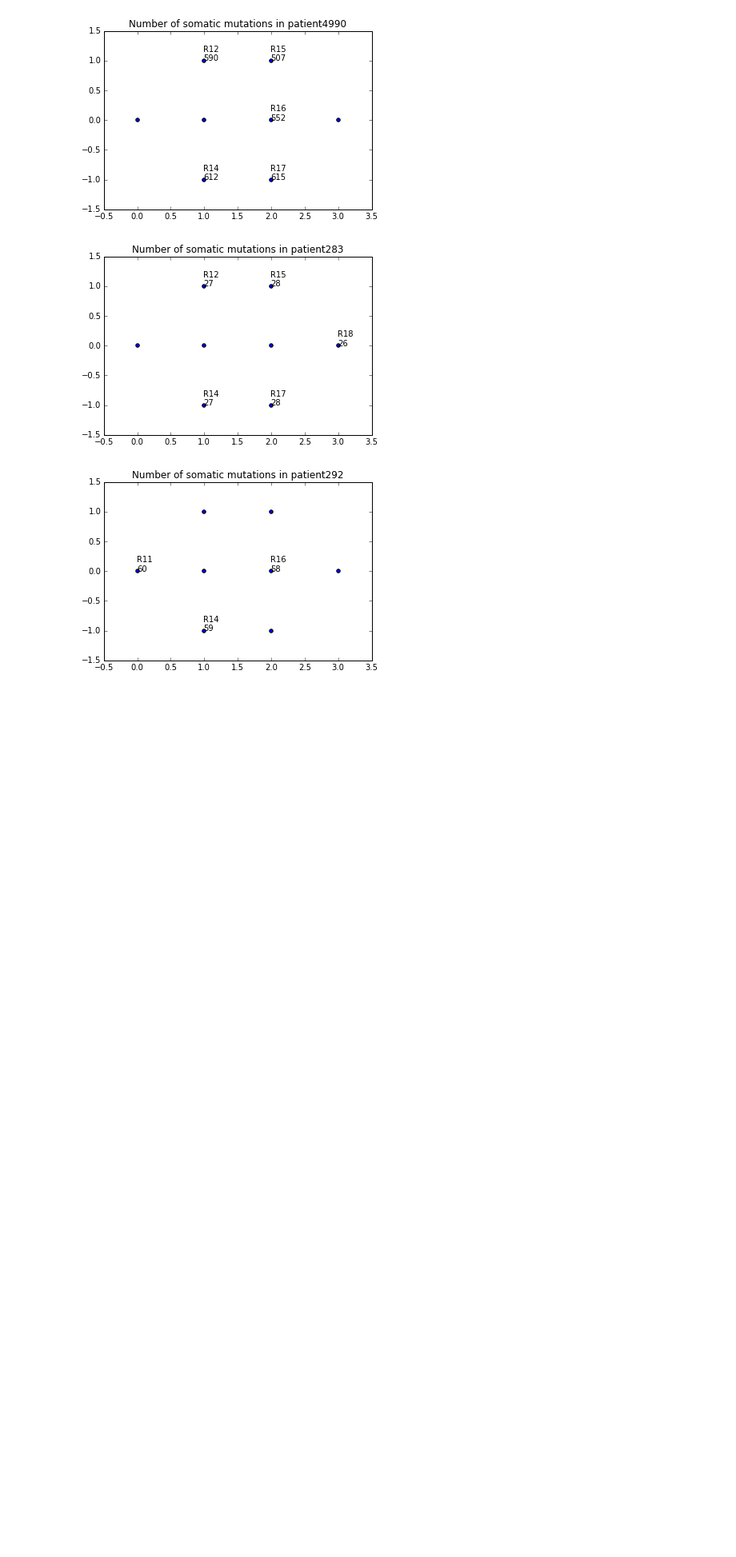
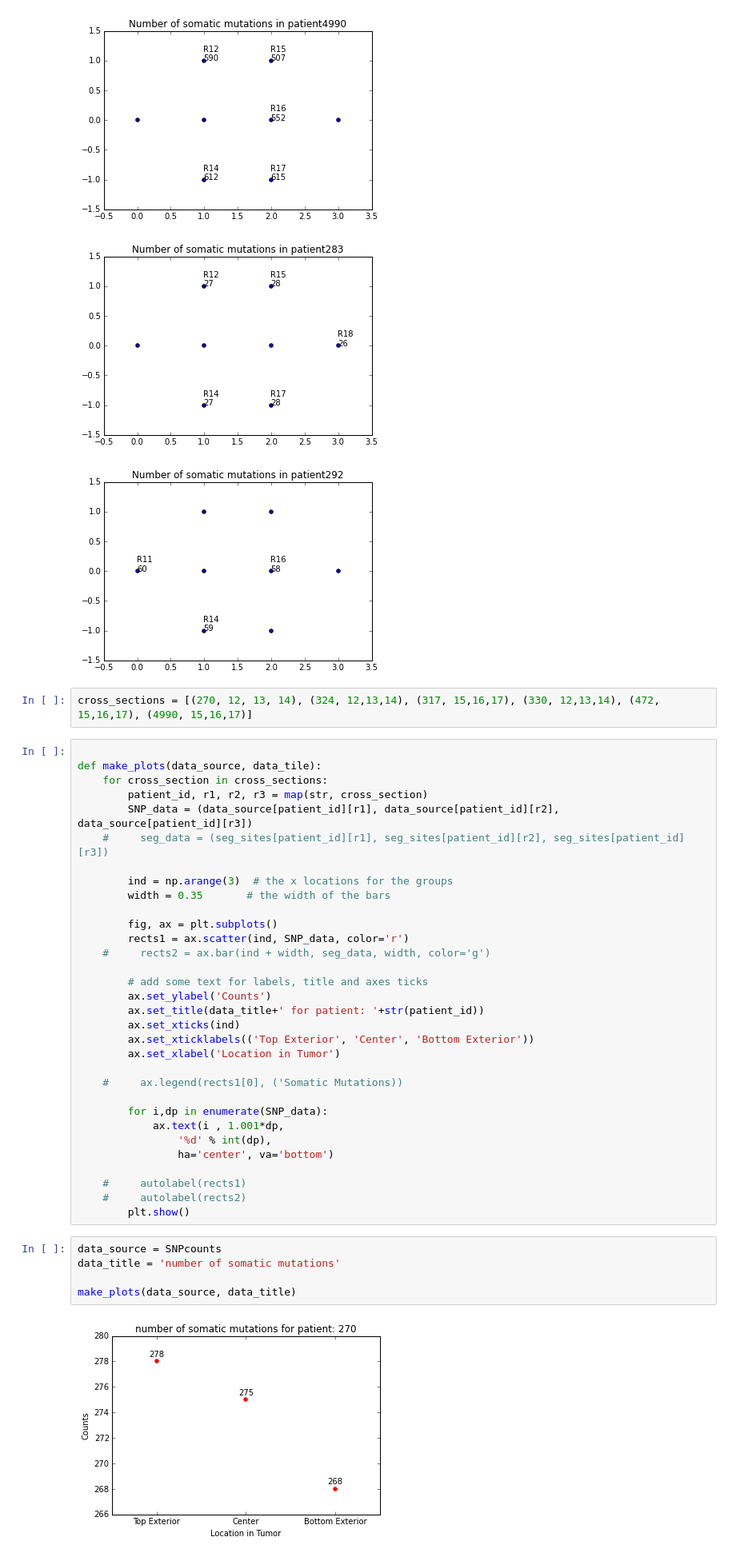
Before and after one commit to zafarali/tumorheterogeneity, a Jupyter notebook: clinical_data/region-data.ipynb, the cells around one changed output. Shown at 80% size. Cells and saved outputs as stored; diff of their text form; blank space fills up the shorter version.

Commit message:
Add slice plots

```diff
--- a/clinical_data/region-data.ipynb
+++ b/clinical_data/region-data.ipynb
@@ -175,3 +175,44 @@ for patient_id, region_data in SNPcounts.items():
 [figure]
 [figure]
 [figure]
+# %%
+cross_sections = [(270, 12, 13, 14), (324, 12,13,14), (317, 15,16,17), (330, 12,13,14), (472, 15,16,17), (4990, 15,16,17)]
+# %%
+
+def make_plots(data_source, data_tile):
+    for cross_section in cross_sections:
+        patient_id, r1, r2, r3 = map(str, cross_section)
+        SNP_data = (data_source[patient_id][r1], data_source[patient_id][r2], data_source[patient_id][r3])
+    #     seg_data = (seg_sites[patient_id][r1], seg_sites[patient_id][r2], seg_sites[patient_id][r3])
+
+        ind = np.arange(3)  # the x locations for the groups
+        width = 0.35       # the width of the bars
+
+        fig, ax = plt.subplots()
+        rects1 = ax.scatter(ind, SNP_data, color='r')
+    #     rects2 = ax.bar(ind + width, seg_data, width, color='g')
+
+        # add some text for labels, title and axes ticks
+        ax.set_ylabel('Counts')
+        ax.set_title(data_title+' for patient: '+str(patient_id))
+        ax.set_xticks(ind)
+        ax.set_xticklabels(('Top Exterior', 'Center', 'Bottom Exterior'))
+        ax.set_xlabel('Location in Tumor')
+
+    #     ax.legend(rects1[0], ('Somatic Mutations))
+
+        for i,dp in enumerate(SNP_data):
+            ax.text(i , 1.001*dp,
+                '%d' % int(dp),
+                ha='center', va='bottom')
+
+    #     autolabel(rects1)
+    #     autolabel(rects2)
+        plt.show()
+# %%
+data_source = SNPcounts
+data_title = 'number of somatic mutations'
+
+make_plots(data_source, data_title)
+# %% [output]
+[figure, added]
```
Also changed, not shown: parts of 2 cells of this notebook.
